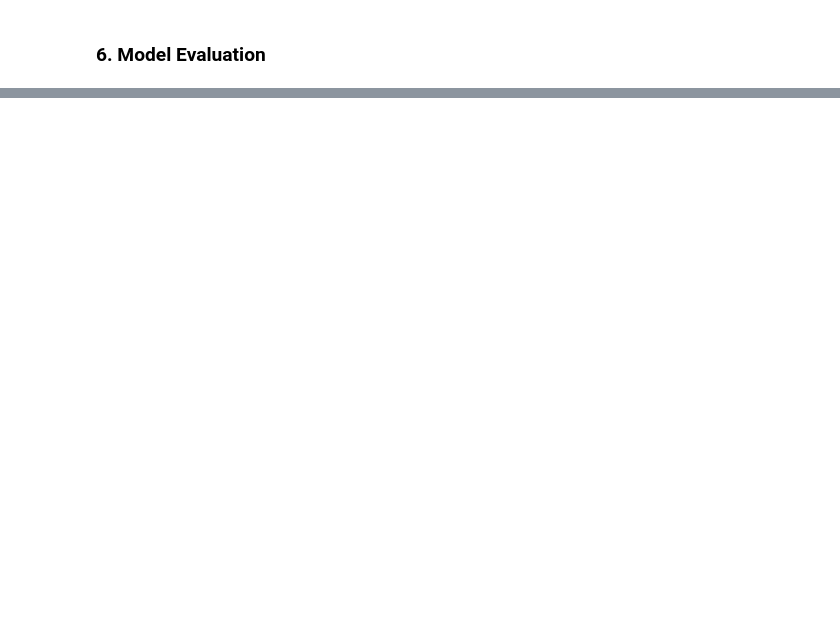
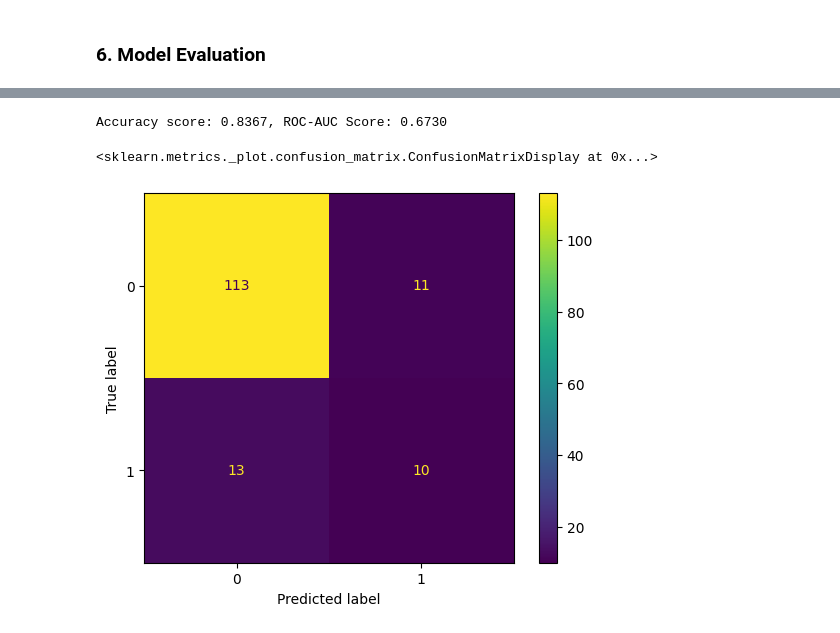
Before and after one commit to duong28022003/EmpAttrition, a Jupyter notebook: DeepLearning Models.ipynb, the cells around one changed output, grey strips where cells are left out. Drawn from its saved outputs; the diff is of its cells as text; code cells hidden in the pictures; blank space fills up the shorter version.

```diff
--- a/DeepLearning Models.ipynb
+++ b/DeepLearning Models.ipynb
@@ -225,0 +249,19 @@ Accuracy score: 0.8299, F1-Score: 0.4681
+# %%
+model = NeuralNetwork(input_dim=25, output_dim=2).to(device)
+model.load_state_dict(torch.load('Models/NeuralNetwork__25_features__1744126185/best_accuracy.pth'))
+
+model.eval()
+y_pred = []
+with torch.no_grad():
+    loader = test_loader
+    for x, y in loader:
+        x, y = x.to(device), y.to(device)
+        preds = model(x)
+        y_pred.extend(preds.argmax(dim=1).tolist())
+
+print(f'Accuracy score: {accuracy_score(y_test, y_pred):.4f}, ROC-AUC Score: {roc_auc_score(y_test, y_pred):.4f}')
+ConfusionMatrixDisplay(confusion_matrix(y_test, y_pred)).plot()
+# %% [output]
+Accuracy score: 0.8367, ROC-AUC Score: 0.6730
+<sklearn.metrics._plot.confusion_matrix.ConfusionMatrixDisplay at 0x...>
+[figure, added]
```
Also changed, not shown: parts of 6 cells of this notebook.
